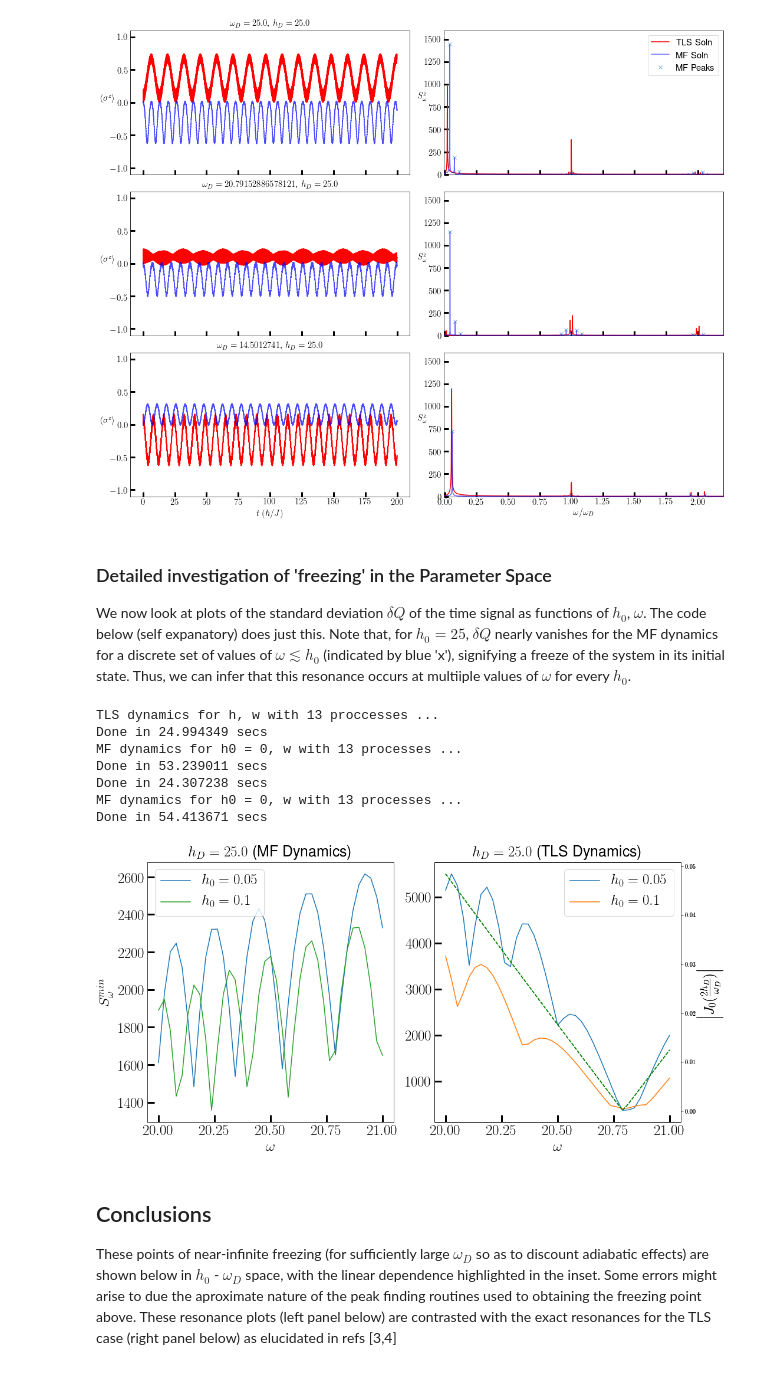
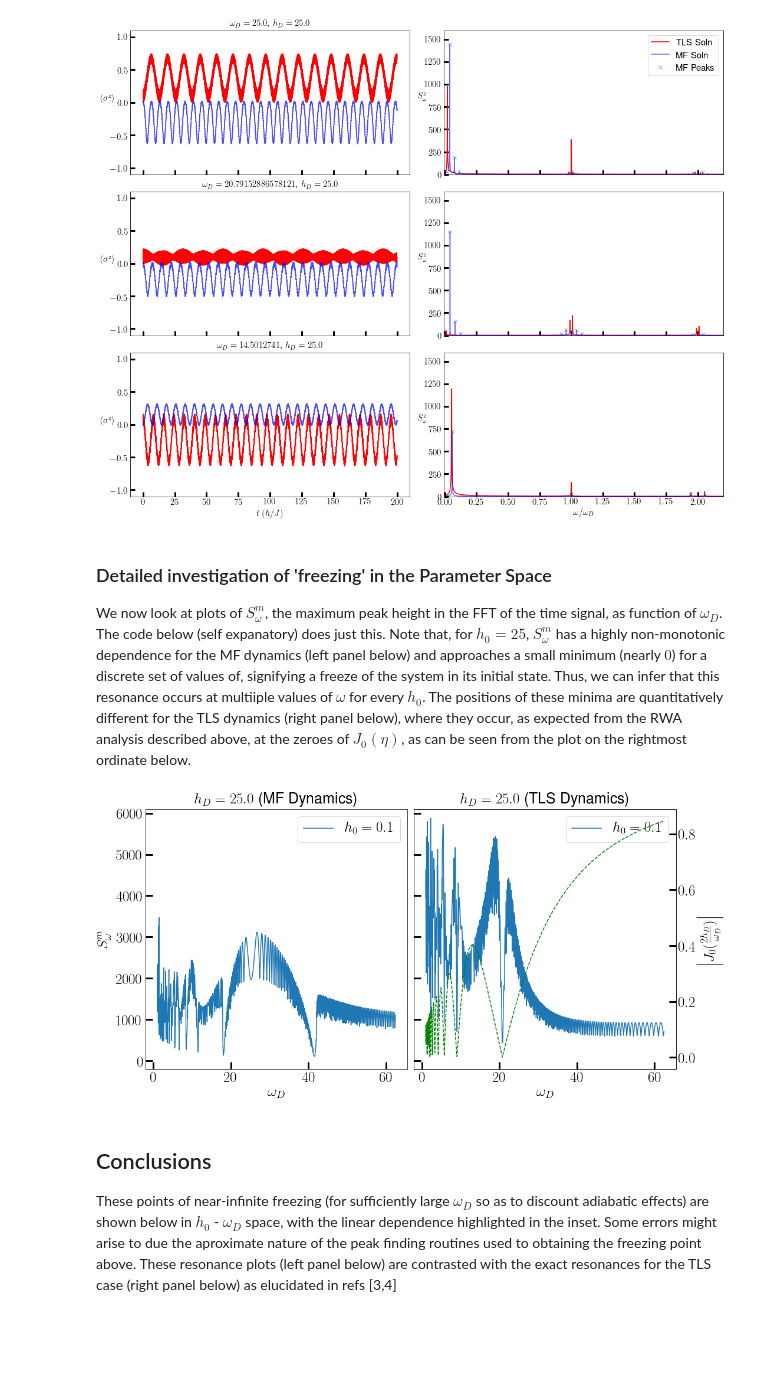
Before and after one commit to deyh2020/periodic_lipkin, a Jupyter notebook: lipkin.ipynb, the cells around one changed output. Cells and saved outputs as stored; diff of their text form; code cells hidden in the pictures; blank space fills up the shorter version.

Commit message:
removed std calculation of signal and added FFT analysis

```diff
--- a/lipkin.ipynb
+++ b/lipkin.ipynb
@@ -135,14 +135,13 @@ fig.tight_layout()
 # %% [markdown]
 ### Detailed investigation of 'freezing' in the Parameter Space
 
-We now look at plots of the  standard deviation $\delta Q$ of the time signal as functions of $h_0$, $\omega$. The code below (self expanatory) does just this. Note that, for $h_0 = 25 $, $\delta Q$ nearly vanishes for the MF dynamics for a discrete set of values of $\omega\lesssim h_0$ (indicated by blue 'x'), signifying a freeze of the system in its initial state. Thus, we can infer that this resonance occurs at multiiple values of $\omega$ for every $h_0$.
+We now look at plots of $S^m_\omega$, the  maximum peak height in the FFT of the time signal, as function of $\omega_D$. The code below (self expanatory) does just this. Note that, for $h_0 = 25 $, $S^m_\omega$ has a highly non-monotonic dependence for the MF dynamics (left panel below) and approaches a small minimum (nearly $0$) for a discrete set of values of, signifying a freeze of the system in its initial state. Thus, we can infer that this resonance occurs at multiiple values of $\omega$ for every $h_0$. The positions of these minima are quantitatively different for the TLS dynamics (right panel below), where they occur, as expected from the RWA analysis described above, at the zeroes of $J_0(\eta)$, as can be seen from the plot on the rightmost ordinate below.
 # %%
 import numpy as np
 from numpy.linalg import norm, eig
 from multiprocessing import Pool
 import lipkin as mfd
 import time
-from scipy.interpolate import InterpolatedUnivariateSpline
 from scipy.special import j0
 
 %matplotlib inline
@@ -152,77 +151,62 @@ rc('font',**{'family':'sans-serif','sans-serif':['Helvetica']})
 rc('text', usetex=True)
 
 if __name__ == '__main__':
     nprocs = 13
     evals, evecs = eig((1j) * mfd.tls_jac(None, 0.0, 0.0, 0.0, 0.0))
     psi0 = evecs[:,np.argmin(evals)].copy()
     h = 25.0
-    h0 = [0.05, 0.1]
+    h0 = [0.1]
     omegas = np.linspace(20.0, 21.0,  3 * nprocs)
     t = np.linspace(0, 500, 20000)
     p = Pool(processes = nprocs)
 
     fs = 25
-    threshold = 150.0
+    threshold = 130.0
 
-    fig, axs = plt.subplots(1, 2, figsize=(15,7.5))
+    fig, axs = plt.subplots(1, 2, sharey=True, figsize=(15,7.5))
     axs[0].set_title(r"$h_D = {}$ (MF Dynamics)".format(h), fontsize=fs)
-    axs[0].set_ylabel(r'$S^{min}_\omega$',fontsize=fs, rotation="vertical")
+    axs[0].set_ylabel(r'$S^m_\omega$',fontsize=fs, rotation="vertical")
 
     for dc in h0:
-        print("TLS dynamics for h0 = %f, w with %d processes ..." % (dc, nprocs))
-        start = time.time()
-        dq_tls = p.starmap(mfd.maxfft_mag_tls,[(t, psi0, dc, h, w) for w in omegas])
-        elapsed =  (time.time() - start)
-        print("Done in %lf secs" % elapsed)
-        print("MF dynamics for h0 = %f, w with %d processes ..." % (dc, nprocs))
-        start = time.time()
-        dq_mf = p.starmap(mfd.maxfft_mag_mf,[(t, psi0, dc, h, w) for w in omegas])
-        elapsed = (time.time() - start)
-        print("Done in %lf secs" % elapsed)
-        #fname = "meanfield_driven_h_{}".format(h) + "_Q_dQ.csv"
-        #np.savetxt(fname,np.vstack((omegas, q_mf, dq_mf)).T,delimiter=',')
-        #print("Data saved in file: " + fname)
+        ## Internal Execution
+        #print("TLS dynamics for h0 = %f, w with %d processes ..." % (dc, nprocs))
+        #start = time.time()
+        #dq_tls = p.starmap(mfd.maxfft_mag_tls,[(t, psi0, dc, h, w) for w in omegas])
+        #elapsed =  (time.time() - start)
+        #print("Done in %lf secs" % elapsed)
+        #print("MF dynamics for h0 = %f, w with %d processes ..." % (dc, nprocs))
+        #start = time.time()
+        #dq_mf = p.starmap(mfd.maxfft_mag_mf,[(t, psi0, dc, h, w) for w in omegas])
+        #elapsed = (time.time() - start)
+        #print("Done in %lf secs" % elapsed)
+
+        ## Load from external execution
+        fname = "mf_tls_driven_hd_25.0_h0_0.1_pheight.csv"
+        data = np.loadtxt(fname, delimiter=",")
+        omegas = data[:,0]
+        dq_mf = data[:,1]
+        dq_tls = data[:,2]
+
         axs[0].plot(omegas, dq_mf, label = r'$h_0 = {}$ '.format(dc))
         legend0 = axs[0].legend(prop={'size': fs})
-
         axs[1].plot(omegas, dq_tls, label = r'$h_0 = {}$ '.format(dc))
+        legend1 = axs[1].legend(prop={'size': fs})
         ax_besj = axs[1].twinx()
         ax_besj.set_ylabel(r"$\left | J_0(\frac{2h_D}{\omega_D})\right |$",fontsize=fs)
         ax_besj.plot(omegas, np.abs(j0(2*h/omegas)), "g--")
 
+        axs[0].set_title(r"$h_D = {}$ (MF Dynamics)".format(h), fontsize=fs)
         axs[1].set_title(r"$h_D = {}$ (TLS Dynamics)".format(h), fontsize=fs)
-        legend1 = axs[1].legend(prop={'size': fs})
-
-
-        #Interpolate the stdev and find the minima
-        #SciPy has a built-in method to find the roots of a cubic spline.
-        #So, Use a 4th degree spline for interpolation, so that the roots of its derivative can be found easily.
-        f = InterpolatedUnivariateSpline(omegas, dq_mf, k=4)
-        cr_pts = f.derivative().roots() #Get the extrema
-        cr_vals = f(cr_pts)
-        dderiv = f.derivative(n=2)
-
-        mins = cr_pts[(dderiv(cr_pts) > 0) & (cr_vals <= threshold)] #Select only minima near 0
-        sd_mins = cr_vals[(dderiv(cr_pts) > 0) & (cr_vals <= threshold)]
-        axs[0].plot(mins, sd_mins, "x")
 
     for ax in axs:
-        ax.set_xlabel(r'$\omega$',fontsize=fs)
+        ax.set_xlabel(r'$\omega_D$',fontsize=fs)
         ax.tick_params(direction='in', length=12, width=3, labelsize=fs)
-
+        ax.set_ylim(-200, 6100)
+    ax_besj.tick_params(direction='in', length=12, width=3, labelsize=fs)
     fig.tight_layout()
     plt.plot()
-   #print("Freezing at:")
-   #print(np.vstack((mins, sd_mins)).T)
 # %% [output]
-TLS dynamics for h, w with 13 proccesses ...
-Done in 24.994349 secs
-MF dynamics for h0 = 0, w with 13 processes ...
-Done in 53.239011 secs
-Done in 24.307238 secs
-MF dynamics for h0 = 0, w with 13 processes ...
-Done in 54.413671 secs
-[figure, old version]
+[figure, new version]
 # %% [markdown]
 ## Conclusions
 
```
Also changed, not shown: parts of 2 cells of this notebook, 1 other file.
